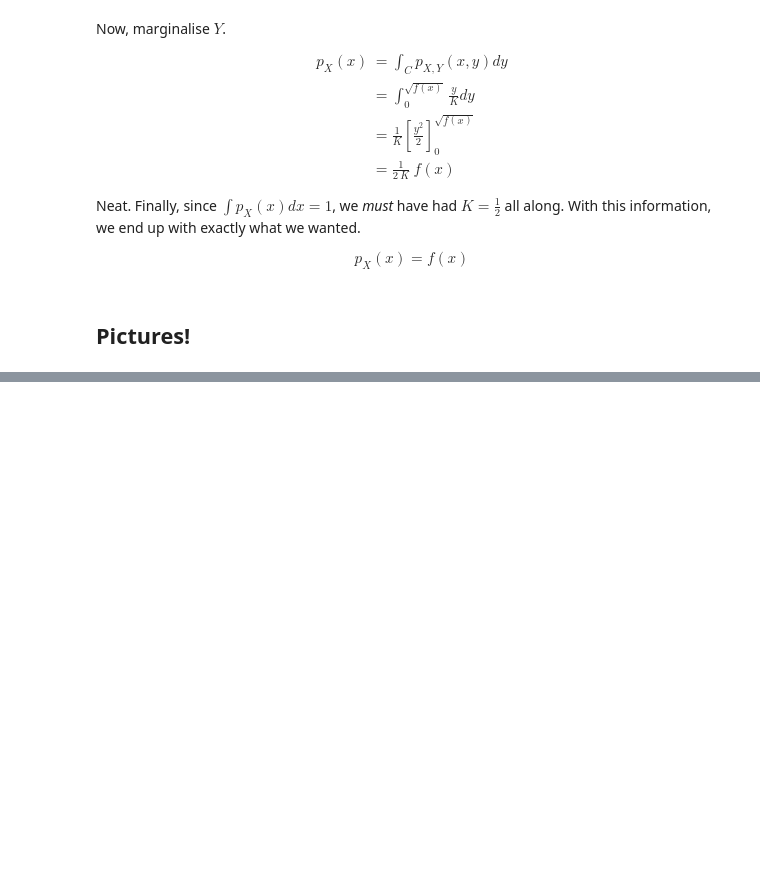
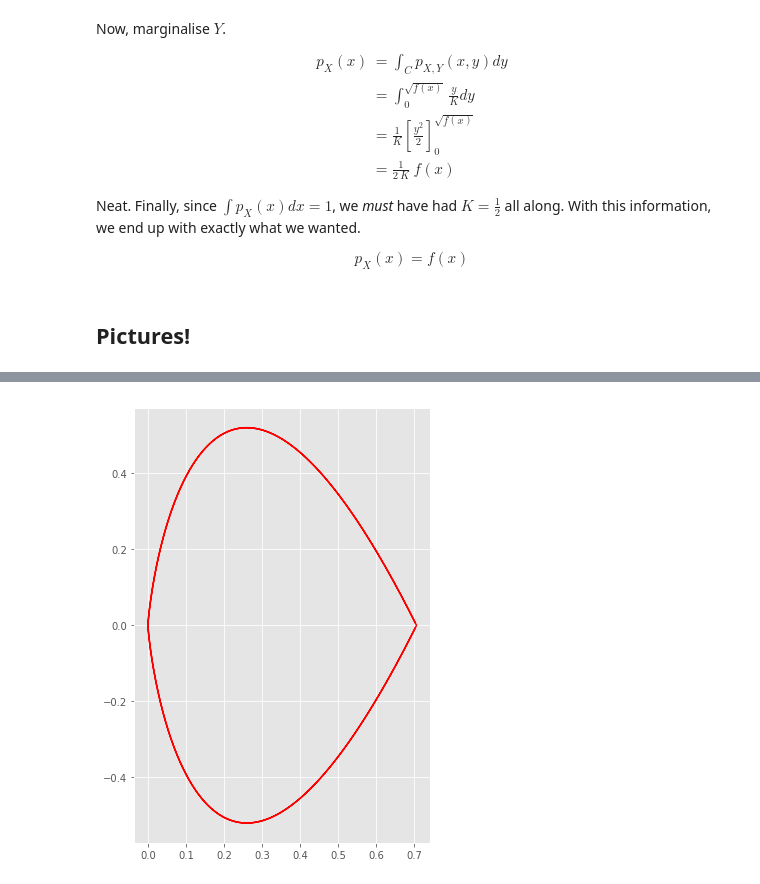
Before and after one commit to drpeteb/ratio-of-uniforms-sampling, a Jupyter notebook: ratio-of-uniforms-sampling.ipynb, the cells around one changed output, grey strips where cells are left out. Drawn from its saved outputs; the diff is of its cells as text; code cells hidden in the pictures; blank space fills up the shorter version.

```diff
--- a/ratio-of-uniforms-sampling.ipynb
+++ b/ratio-of-uniforms-sampling.ipynb
@@ -98,0 +115,6 @@ draw_uv_region(lambda x: np.exp(-x) if x >= 0 else 0)
+# %%
+# Double Exponential
+draw_uv_region(logf_double_exponential)
+plt.show()
+# %% [output]
+[figure, added]
```
Also changed, not shown: parts of 28 cells of this notebook.
